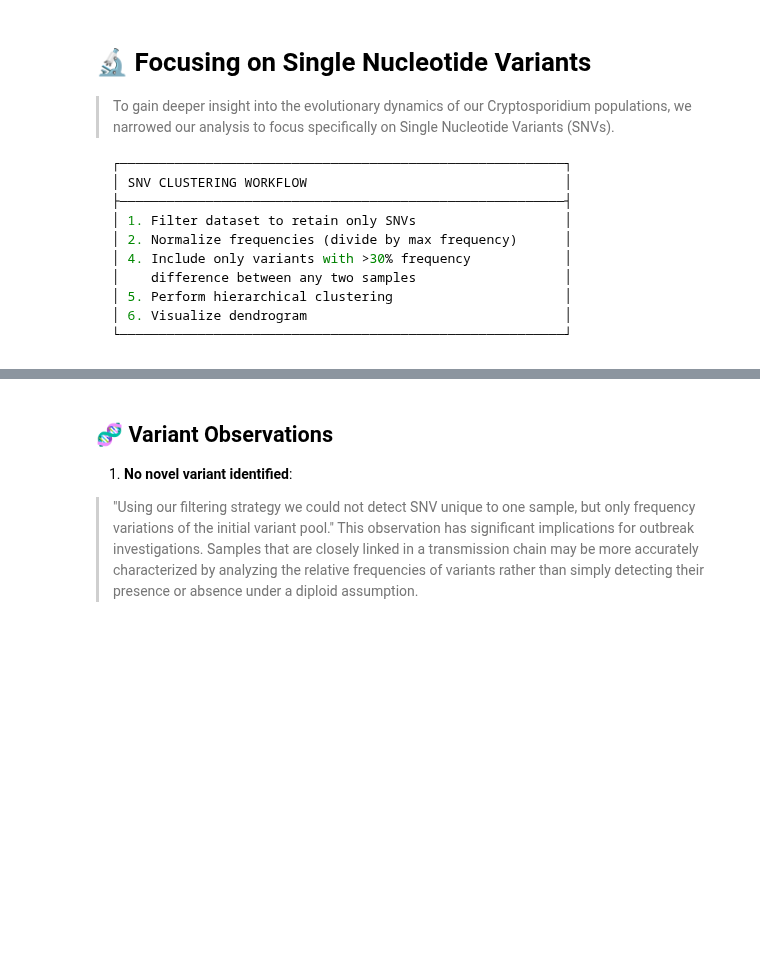
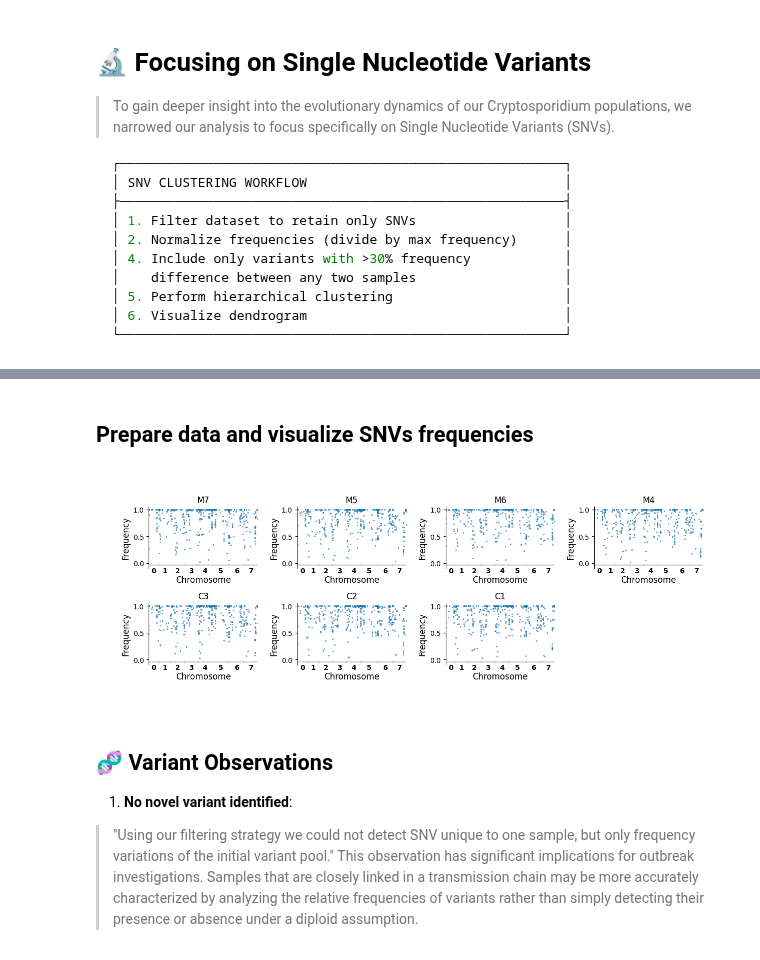
Before and after one commit to mtinti/cryptosporidium_host_adaptation, a Jupyter notebook: nbs/index.ipynb, the cells around one changed output, grey strips where cells are left out. Cells and saved outputs as stored; diff of their text form; code cells hidden in the pictures; blank space fills up the shorter version.

```diff
--- a/nbs/index.ipynb
+++ b/nbs/index.ipynb
@@ -270,0 +319,2 @@ selected variants: (129, 7)
+# %% [markdown]
+## Prepare data and visualize SNVs frequencies
@@ -271,3 +411,26 @@ selected variants: (129, 7)
+# %%
+from ProjectUtility.core import clean_axes
+import numpy as np
+fig,axes =plt.subplots(ncols=4,nrows=2,figsize=(12,4))
+axes=axes.flatten()
+for i, col in enumerate(['AF_M7', 'AF_M5', 'AF_M6', 'AF_M4','AF_C3', 'AF_C2', 'AF_C1']):
+    #col = 'AF_'+run
+    run = col.split('_')[1]
+    tmp = data.copy()
+    tmp = tmp[(tmp['REF'].str.len()==1) & (tmp['ALT'].str.len()==1)]
+    tmp = tmp[['#CHROM', 'POS', col]]
+    tmp = tmp[tmp[col]>0]
+    title = col#mapping.get(run,run)
+    plot_chromosomal_af_values2(tmp, axes[i])
+    axes[i].set_title(col.split('_')[1])
+    axes[i].set_ylabel('Frequency',fontsize=12)
+    axes[i].set_xlabel('Chromosome', labelpad=10,fontsize=12)
+        #clean_axes(axes[new_i])
+axes[-1].set_axis_off()
+plt.tight_layout()
+plt.savefig('Chromosome_Frequency.png')
+# %% [output]
+[figure, added]
 # %% [markdown]
 ## 🧬 Variant Observations
 1. **No novel variant identified**:
```
Also changed, not shown: parts of 38 cells of this notebook, 18 other files.
